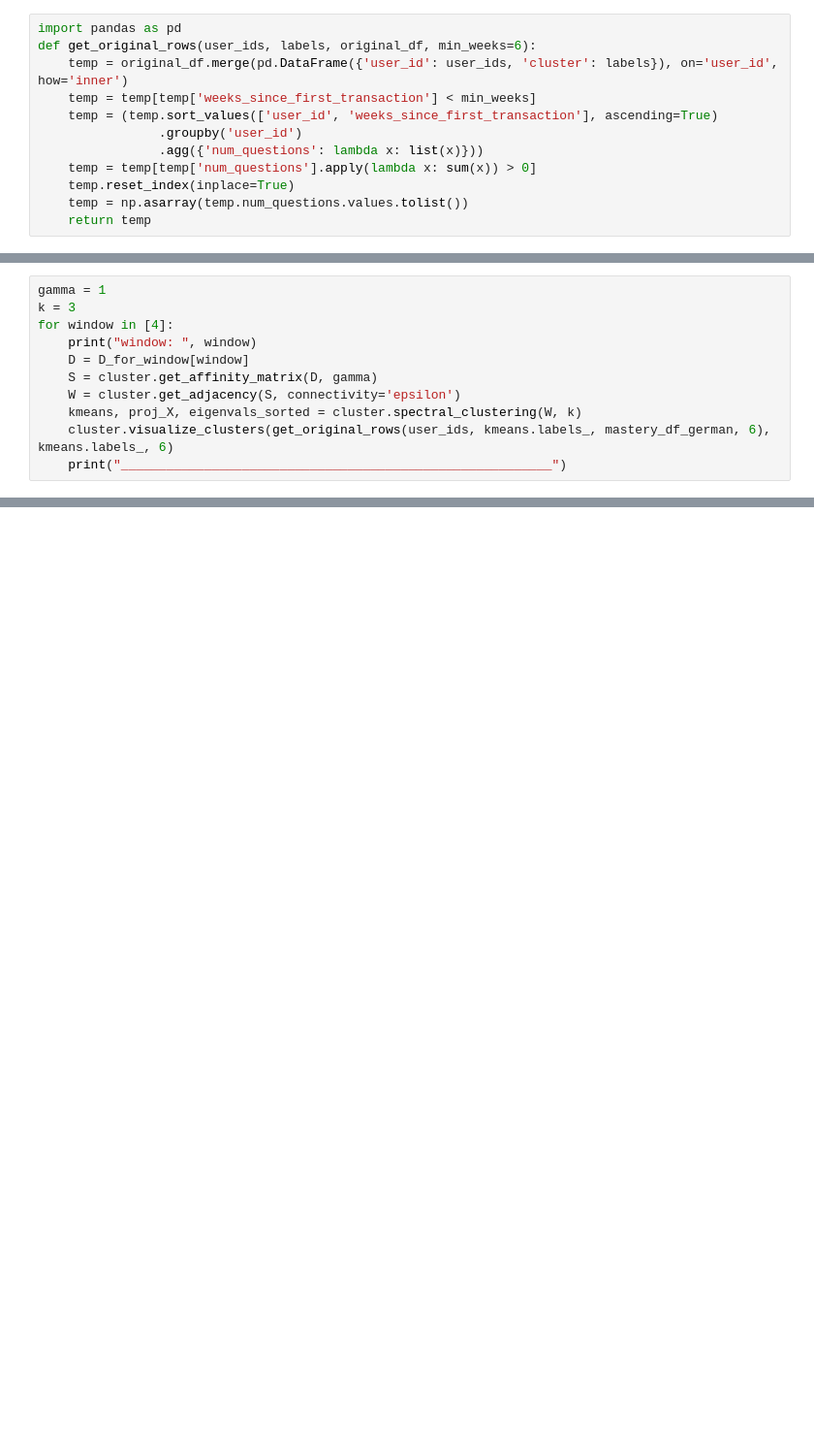
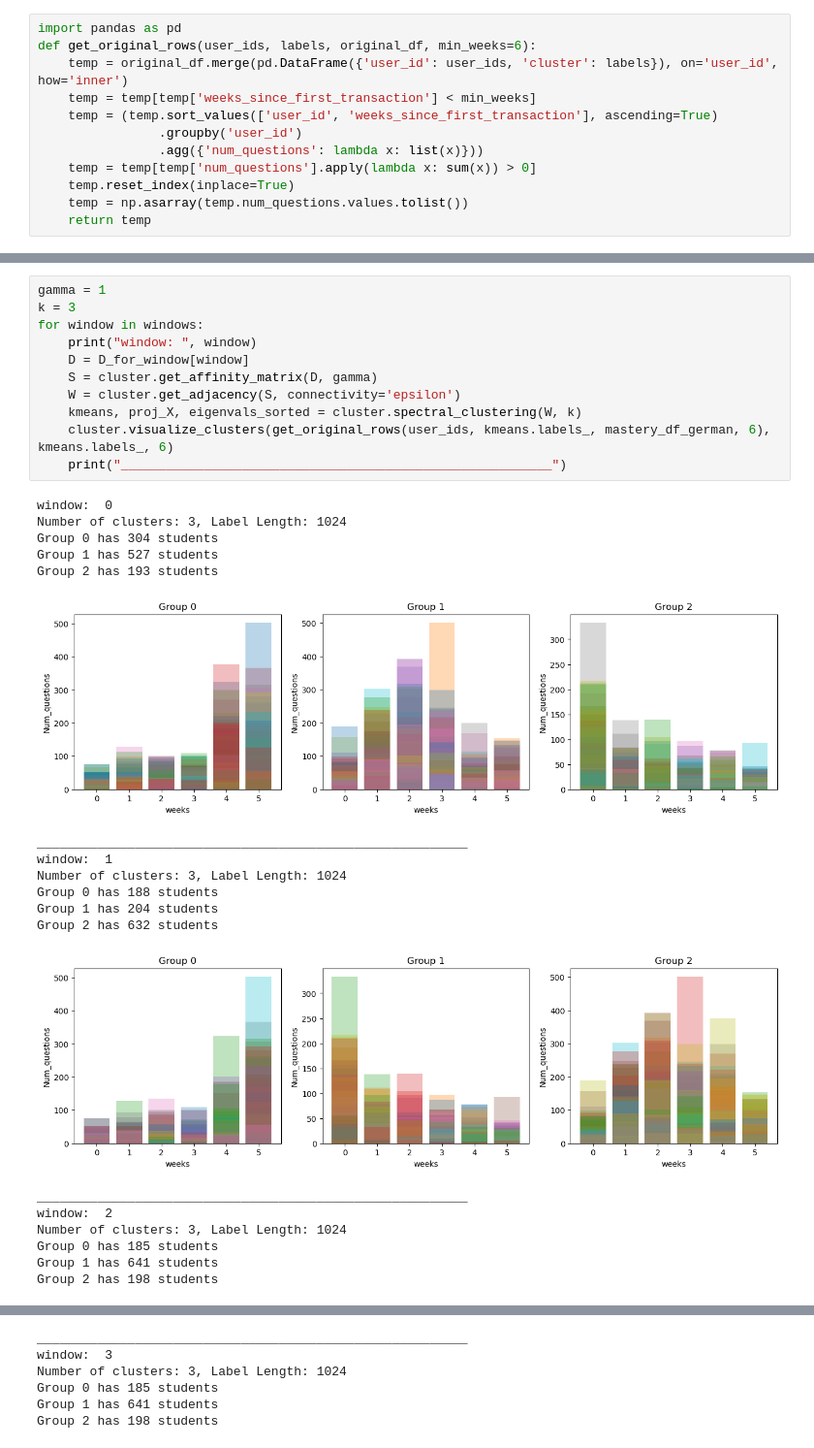
Before and after one commit to ML4BD/final-submission-uclumasa, a Jupyter notebook: lernnavi_clustering_efforts.ipynb, the cells around one changed output, grey strips where cells are left out. Shown: that part at 97% size. Drawn from its saved outputs; the diff is of its cells as text; blank space fills up the shorter version.

```diff
--- a/lernnavi_clustering_efforts.ipynb
+++ b/lernnavi_clustering_efforts.ipynb
@@ -213,11 +249,31 @@ _________________________________________________________
 # %%
 gamma = 1
 k = 3
-for window in [4]:
+for window in windows:
     print("window: ", window)
     D = D_for_window[window]
     S = cluster.get_affinity_matrix(D, gamma)
     W = cluster.get_adjacency(S, connectivity='epsilon')
     kmeans, proj_X, eigenvals_sorted = cluster.spectral_clustering(W, k)
     cluster.visualize_clusters(get_original_rows(user_ids, kmeans.labels_, mastery_df_german, 6), kmeans.labels_, 6)
     print("_________________________________________________________")
+# %% [output]
+window:  0
+Number of clusters: 3, Label Length: 1024
+Group 0 has 304 students
+Group 1 has 527 students
+Group 2 has 193 students
+[figure, added]
+_________________________________________________________
+window:  1
+Number of clusters: 3, Label Length: 1024
+Group 0 has 188 students
+Group 1 has 204 students
+Group 2 has 632 students
+[figure, added]
+_________________________________________________________
+window:  2
+Number of clusters: 3, Label Length: 1024
+Group 0 has 185 students
+Group 1 has 641 students
+Group 2 has 198 students
@@ -223,0 +281,6 @@ for window in [4]:
+_________________________________________________________
+window:  3
+Number of clusters: 3, Label Length: 1024
+Group 0 has 185 students
+Group 1 has 641 students
+Group 2 has 198 students
```
Also changed, not shown: parts of 11 cells of this notebook.
